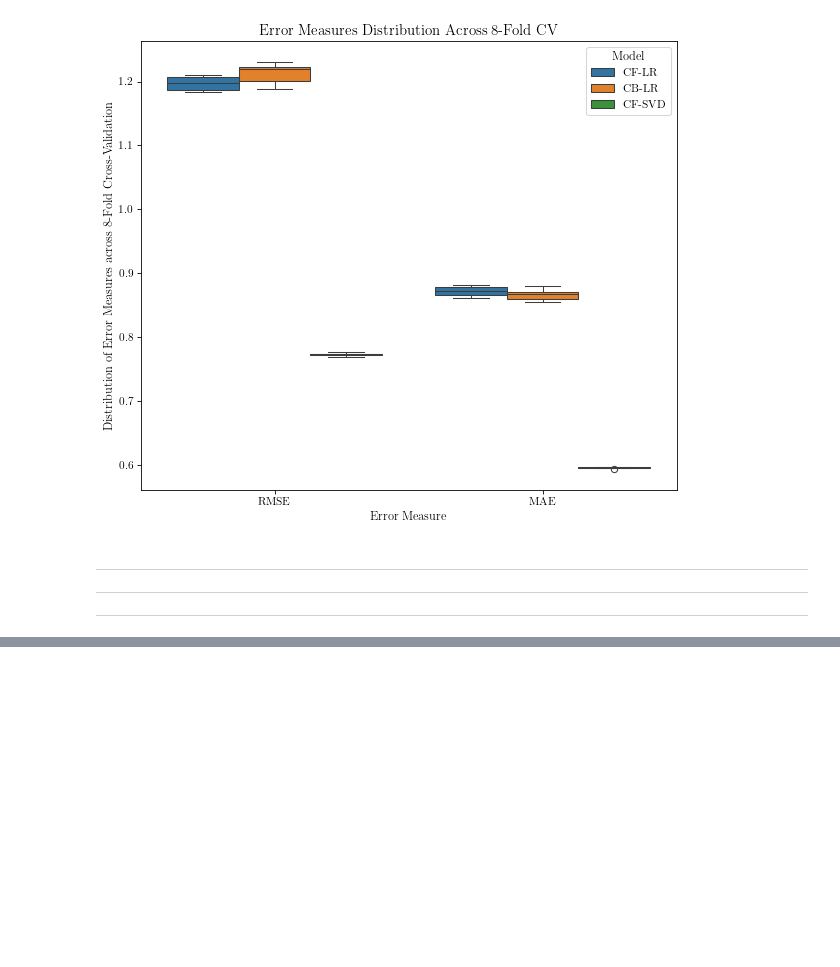
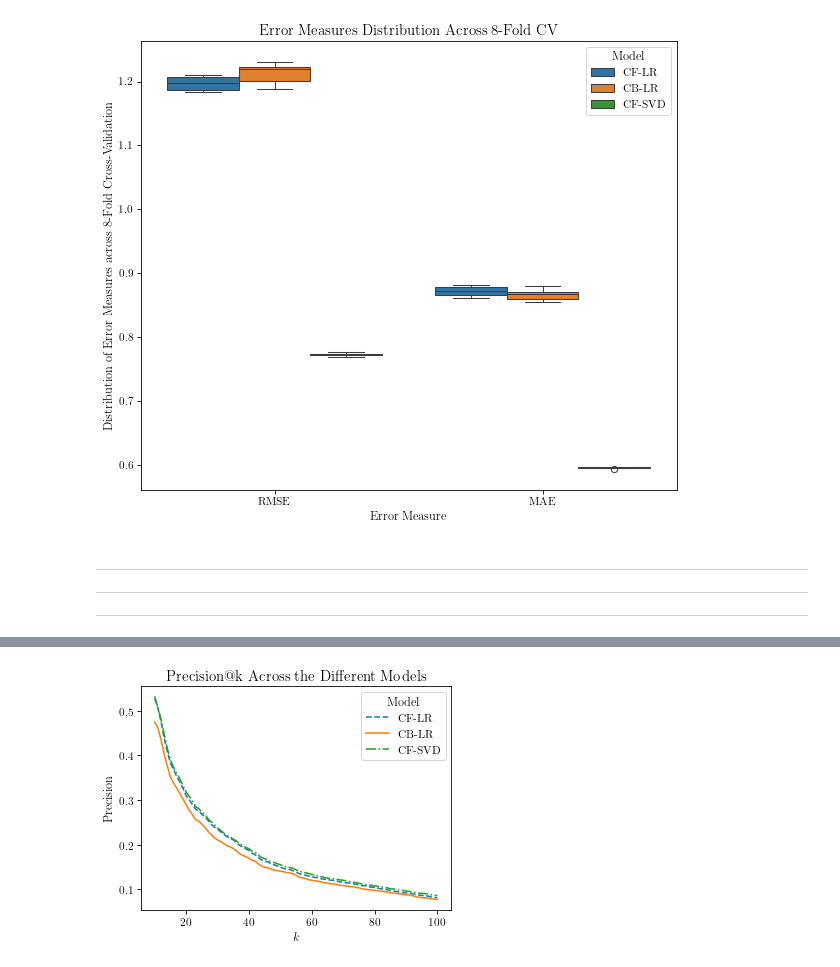
Before and after one commit to jepe06/Project2--Recommender-System, a Jupyter notebook: 04 results.ipynb, the cells around one changed output, grey strips where cells are left out. Saved outputs shown, nothing was run; the diff lists cells and outputs as text; code cells hidden in the pictures; blank space fills up the shorter version.

Commit message:
results done?

```diff
--- a/04 results.ipynb
+++ b/04 results.ipynb
@@ -269,0 +395,28 @@ df_train
+# %%
+user_topmovies = {}
+for user in df_users["userId"].unique():
+    user_topmovies[user] = {}
+    user_topmovies[user]["real"] = np.array(df_users[df_users["userId"] == user].sort_values("true_rating", ascending=False)["movieId"])
+    user_topmovies[user]["model01"] = np.array(df_users[df_users["userId"] == user].sort_values("pred_model01", ascending=False)["movieId"])
+    user_topmovies[user]["model02"] = np.array(df_users[df_users["userId"] == user].sort_values("pred_model02", ascending=False)["movieId"])
+    user_topmovies[user]["model03"] = np.array(df_users[df_users["userId"] == user].sort_values("pred_model03", ascending=False)["movieId"])
+    user_topmovies[user]["nmovies"] = len(user_topmovies[user]["real"])
+# %%
+def fprecision(relevant, predicted_top_k):
+    return len(set(relevant) & set(predicted_top_k)) / len(predicted_top_k)
+
+def frecall(relevant, predicted_top_k):
+    return len(set(relevant) & set(predicted_top_k)) / len(relevant)
+
+def ff1(relevant, predicted_top_k):
+    precision = fprecision(relevant, predicted_top_k)
+    recall = frecall(relevant, predicted_top_k)
+    try:
+        return 2 * (precision * recall) / (precision + recall)
+    except:
+        return 0
+
+def mrr(relevant, predicted_top_k):
+    first_relevant = next((idx + 1 for idx, item in enumerate(predicted_top_k) if item in relevant), None)
+    mrr = 1 / first_relevant if first_relevant else 0
+    return mrr
@@ -269,0 +460,13 @@ df_train
+# %%
+plt.plot(df[df["model"] == "CF-LR"]["k"], df[df["model"] == "CF-LR"]["precision"], label="CF-LR", linestyle="--")
+plt.plot(df[df["model"] == "CB-LR"]["k"], df[df["model"] == "CB-LR"]["precision"], label="CB-LR", linestyle="-")
+plt.plot(df[df["model"] == "CF-SVD"]["k"], df[df["model"] == "CF-SVD"]["precision"], label="CF-SVD", linestyle="-.")
+plt.legend(title = "Model")
+plt.title("Precision@k Across the Different Models")
+plt.xlabel("$k$")
+plt.ylabel("Precision")
+plt.tight_layout()
+#plt.savefig("assets/results_precisionK.png")
+plt.show()
+# %% [output]
+[figure, added]
```
Also changed, not shown: parts of 18 cells of this notebook, 7 other files.
